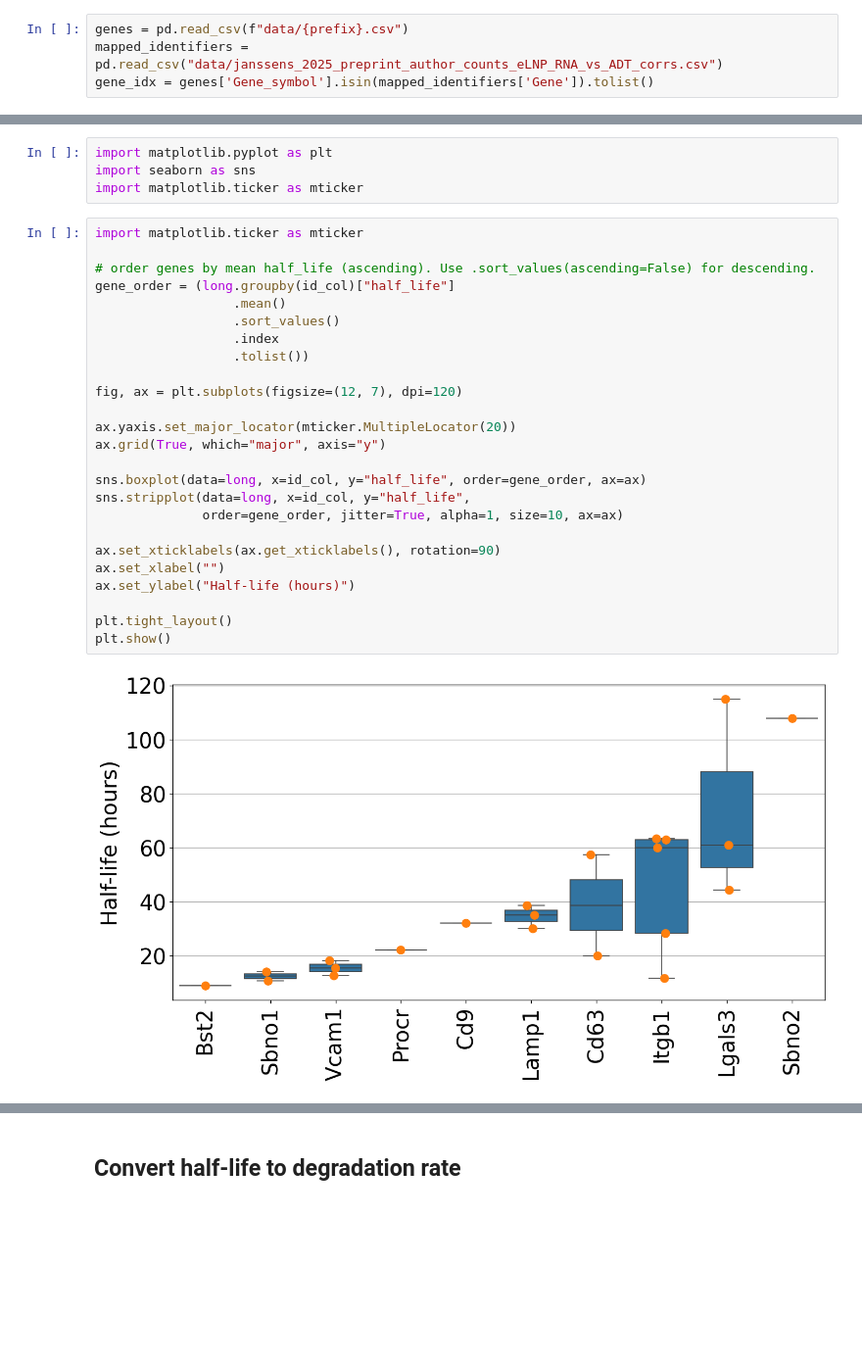
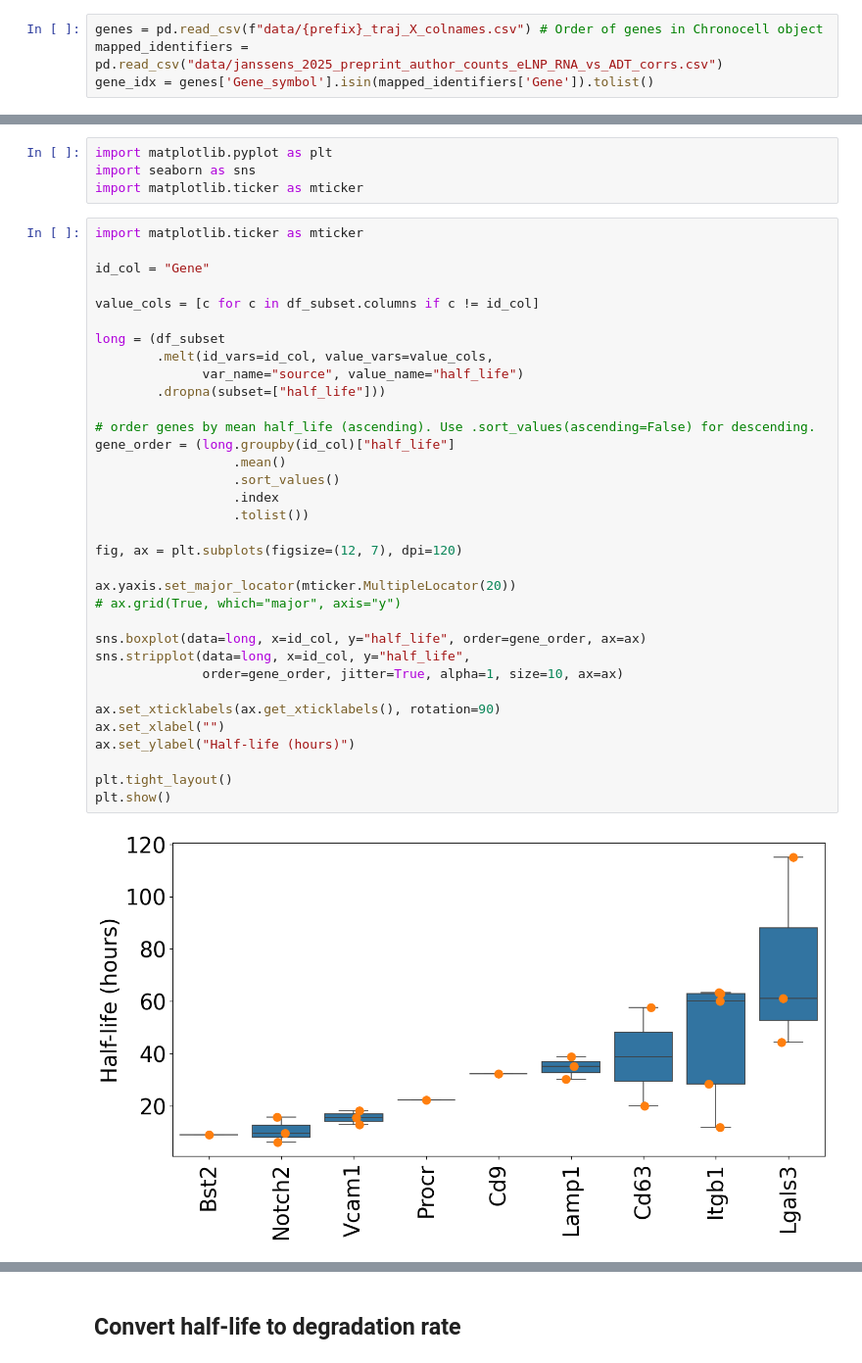
Before and after one commit to reliscu/chronocell_janssens_2025_preprint, a Jupyter notebook: 06_impute_protein.ipynb, the cells around one changed output, grey strips where cells are left out. Shown at 98% size. Drawn from its saved outputs; the diff is of its cells as text; blank space fills up the shorter version.

```diff
--- a/06_impute_protein.ipynb
+++ b/06_impute_protein.ipynb
@@ -36,5 +35,5 @@ Q = traj.Q[:, 0, :]
 # %%
-genes = pd.read_csv(f"data/{prefix}.csv")
+genes = pd.read_csv(f"data/{prefix}_traj_X_colnames.csv") # Order of genes in Chronocell object
 mapped_identifiers = pd.read_csv("data/janssens_2025_preprint_author_counts_eLNP_RNA_vs_ADT_corrs.csv")
 gene_idx = genes['Gene_symbol'].isin(mapped_identifiers['Gene']).tolist()
 # %%
@@ -114,29 +112,38 @@ import seaborn as sns
 import matplotlib.ticker as mticker
 # %%
 import matplotlib.ticker as mticker
+
+id_col = "Gene"
+
+value_cols = [c for c in df_subset.columns if c != id_col]
+
+long = (df_subset
+        .melt(id_vars=id_col, value_vars=value_cols,
+              var_name="source", value_name="half_life")
+        .dropna(subset=["half_life"]))
 
 # order genes by mean half_life (ascending). Use .sort_values(ascending=False) for descending.
 gene_order = (long.groupby(id_col)["half_life"]
                   .mean()
                   .sort_values()
                   .index
                   .tolist())
 
 fig, ax = plt.subplots(figsize=(12, 7), dpi=120)
 
 ax.yaxis.set_major_locator(mticker.MultipleLocator(20))
-ax.grid(True, which="major", axis="y")
+# ax.grid(True, which="major", axis="y")
 
 sns.boxplot(data=long, x=id_col, y="half_life", order=gene_order, ax=ax)
 sns.stripplot(data=long, x=id_col, y="half_life",
               order=gene_order, jitter=True, alpha=1, size=10, ax=ax)
 
 ax.set_xticklabels(ax.get_xticklabels(), rotation=90)
 ax.set_xlabel("")
 ax.set_ylabel("Half-life (hours)")
 
 plt.tight_layout()
 plt.show()
 # %% [output]
-[figure, old version]
+[figure, new version]
 # %%
```
Also changed, not shown: parts of 30 cells of this notebook, 3 other files.
